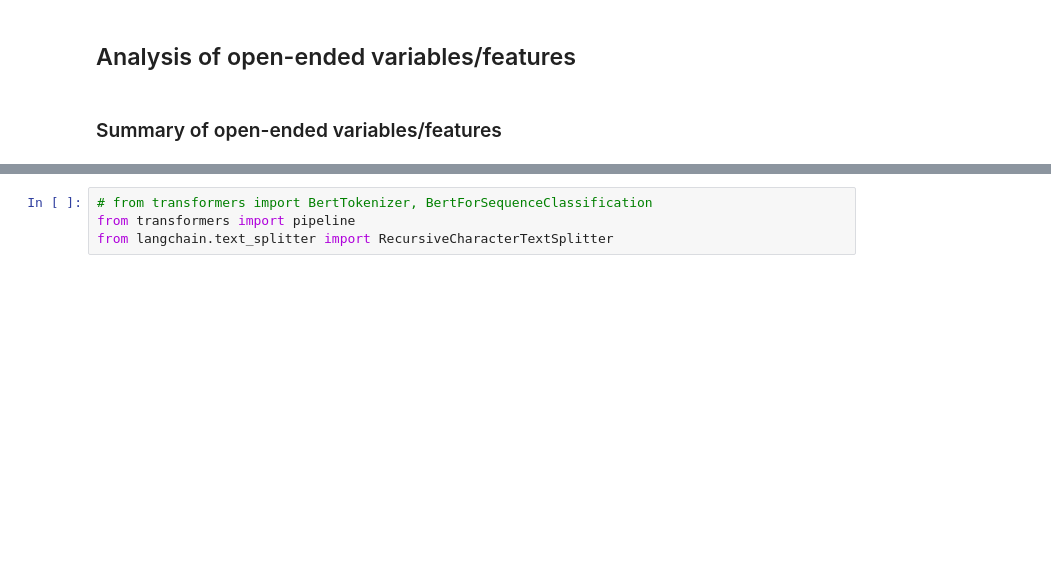
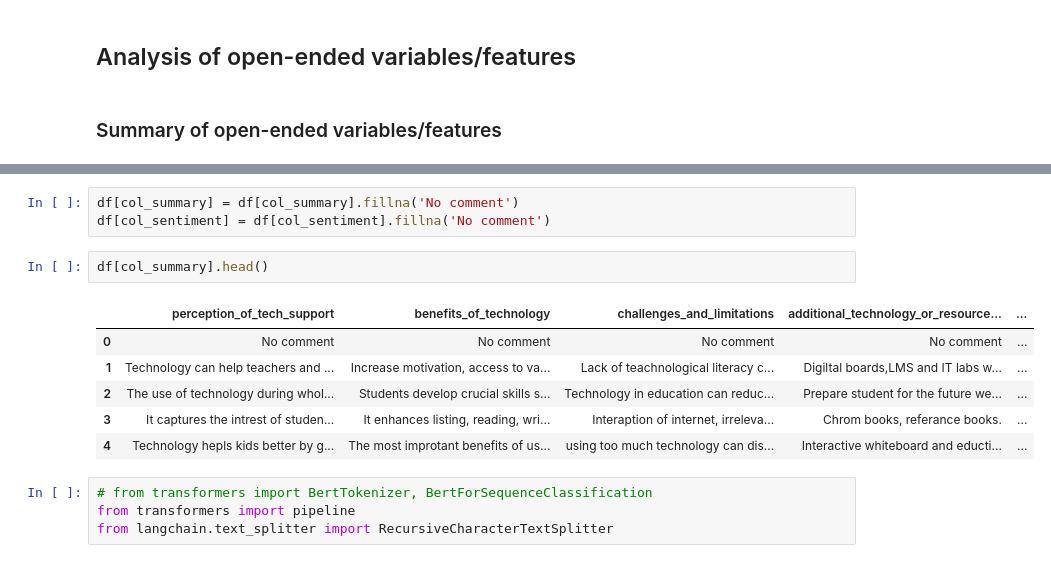
Before and after one commit to math-pal/edu-tech, a Jupyter notebook: impact_of_tech_on_edu.ipynb, the cells around one changed output, grey strips where cells are left out. Cells and saved outputs as stored; diff of their text form; blank space fills up the shorter version.

```diff
--- a/impact_of_tech_on_edu.ipynb
+++ b/impact_of_tech_on_edu.ipynb
@@ -788,3 +809,15 @@ def plot_sub(df, columns, figsize=(12, 8), plot_type='count', ylabel=None, save_
+# %%
+df[col_summary] = df[col_summary].fillna('No comment')
+df[col_sentiment] = df[col_sentiment].fillna('No comment')
+# %%
+df[col_summary].head()
+# %% [output]
+|  | perception_of_tech_support | benefits_of_technology | challenges_and_limitations | additional_technology_or_resource... | ... |
+| 0 | No comment | No comment | No comment | No comment | ... |
+| 1 | Technology can help teachers and ... | Increase motivation, access to va... | Lack of teachnological literacy c... | Digiltal boards,LMS and IT labs w... | ... |
+| 2 | The use of technology during whol... | Students develop crucial skills s... | Technology in education can reduc... | Prepare student for the future we... | ... |
+| 3 | It captures the intrest of studen... | It enhances listing, reading, wri... | Interaption of internet, irreleva... | Chrom books, referance books. | ... |
+| 4 | Technology hepls kids better by g... | The most improtant benefits of us... | using too much technology can dis... | Interactive whiteboard and educti... | ... |
 # %%
 # from transformers import BertTokenizer, BertForSequenceClassification
 from transformers import pipeline
```
Also changed, not shown: parts of 13 cells of this notebook, 3 other files.
